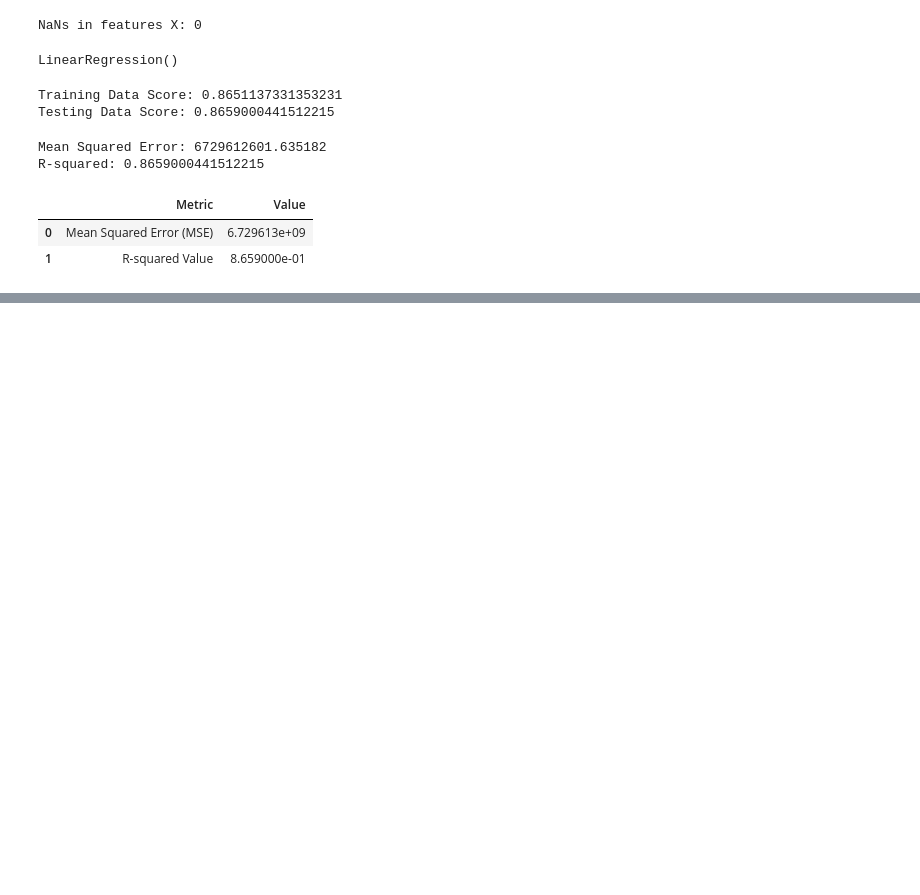
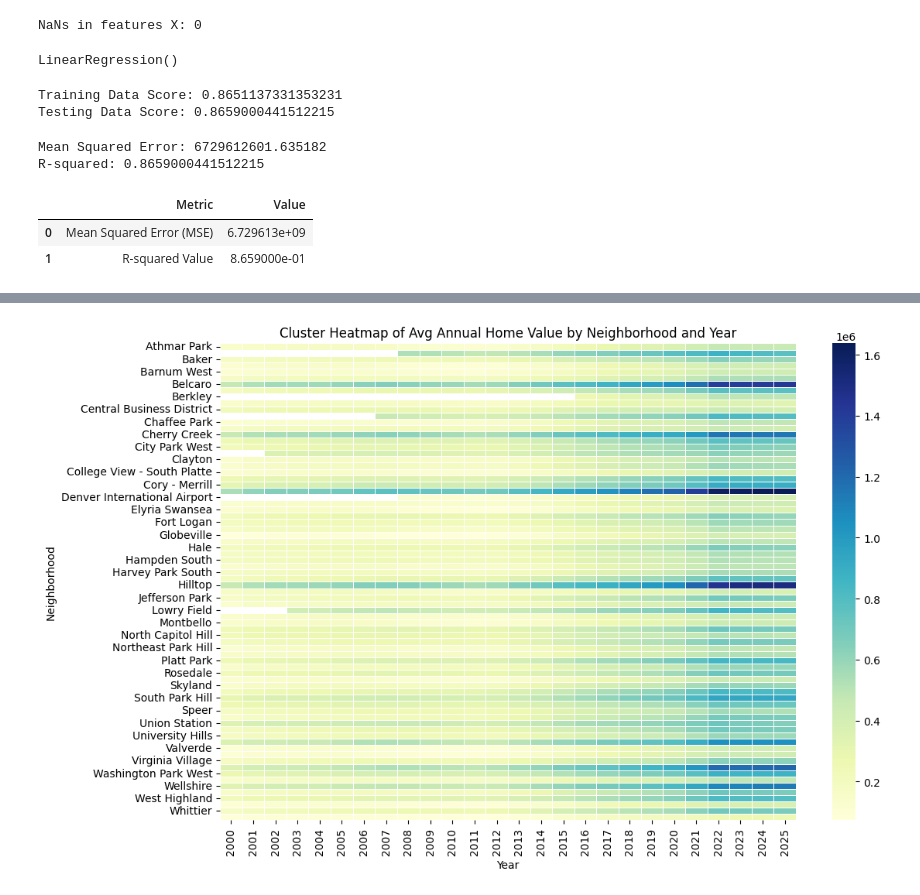
Before and after one commit to Angelinamurdock/final_project_group_2, a Jupyter notebook: Zillowregressionk_.ipynb, the cells around one changed output, grey strips where cells are left out. Cells and saved outputs as stored; diff of their text form; code cells hidden in the pictures; blank space fills up the shorter version.

```diff
--- a/Zillowregressionk_.ipynb
+++ b/Zillowregressionk_.ipynb
@@ -114,0 +143,14 @@ model_evaluation_results
+# %%
+# --- Cluster Heatmap by Neighborhood (Optional) ---
+# Prepare data for cluster map
+# Use original grouped_quarterly_df if you want quarterly trends
+import seaborn as sns
+heatmap_data = df_model.pivot_table(index="Neighborhood", columns="Year", values="Avg Annual Home Value", aggfunc='mean')
+
+# Plot cluster heatmap
+plt.figure(figsize=(12, 8))
+sns.heatmap(heatmap_data, cmap="YlGnBu", annot= False, fmt=".0f", linewidths=0.5)
+plt.title("Cluster Heatmap of Avg Annual Home Value by Neighborhood and Year")
+plt.show()
+# %% [output]
+[figure, added]
```
Also changed, not shown: parts of 10 cells of this notebook.
